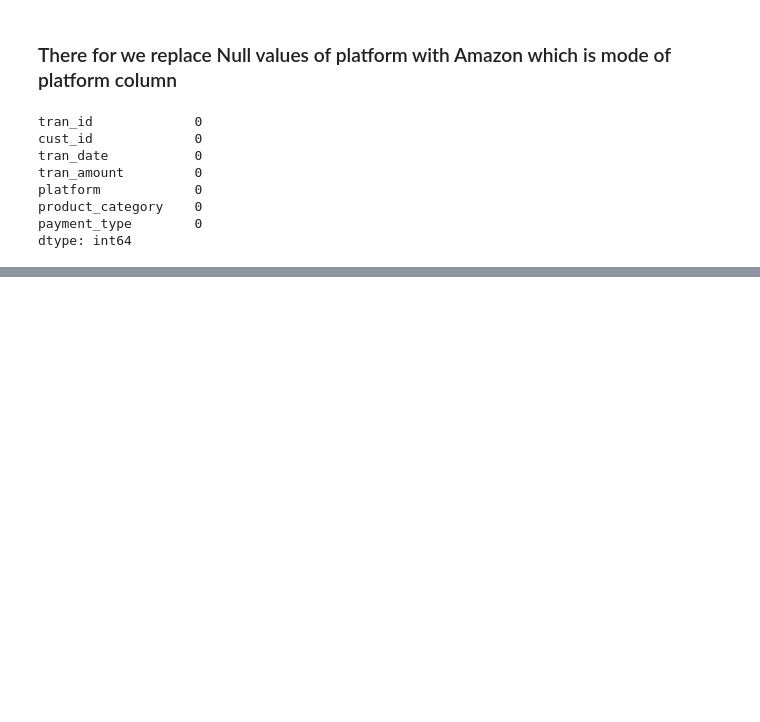
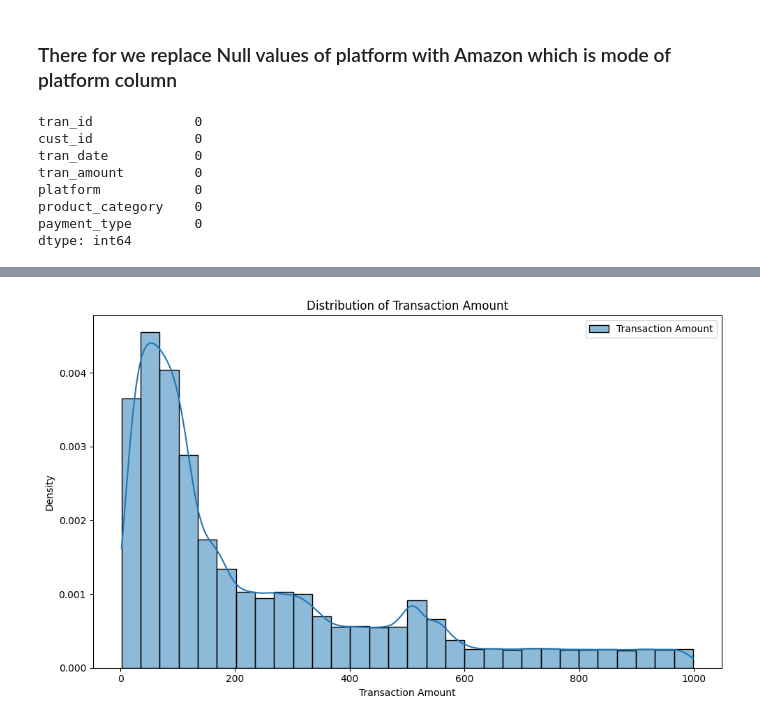
Before and after one commit to ashishjadhav123/Math-and-Statistics-DS, a Jupyter notebook: Project/Phase 1 - Find Target Market/Phase1_AtliQo_Bank.ipynb, the cells around one changed output, grey strips where cells are left out. Saved outputs shown, nothing was run; the diff lists cells and outputs as text; code cells hidden in the pictures; blank space fills up the shorter version.

```diff
--- a/Project/Phase 1 - Find Target Market/Phase1_AtliQo_Bank.ipynb
+++ b/Project/Phase 1 - Find Target Market/Phase1_AtliQo_Bank.ipynb
@@ -822,0 +992,3 @@ dtype: int64
+# %%
+df_transaction_outlier = df_transaction[df_transaction['tran_amount'] > upper_bound]
+df_transaction_outlier
@@ -822,0 +1009,3 @@ dtype: int64
+# %%
+valid_product_category_mean = df_valied_transaction.groupby('product_category')['tran_amount'].mean()
+valid_product_category_mean
@@ -822,0 +1026,2 @@ dtype: int64
+# %%
+df_transaction.loc[df_transaction_outlier.index, 'tran_amount'] = df_transaction_outlier['product_category'].map(valid_product_category_mean)
@@ -822,0 +1048,10 @@ dtype: int64
+# %%
+plt.figure(figsize=(10, 6))
+sns.histplot(df_transaction['tran_amount'], bins=30, kde=True, stat='density', label='Transaction Amount')
+plt.title('Distribution of Transaction Amount')
+plt.xlabel('Transaction Amount')
+plt.legend()
+plt.tight_layout()
+plt.show()
+# %% [output]
+[figure, added]
```
Also changed, not shown: parts of 28 cells of this notebook.
